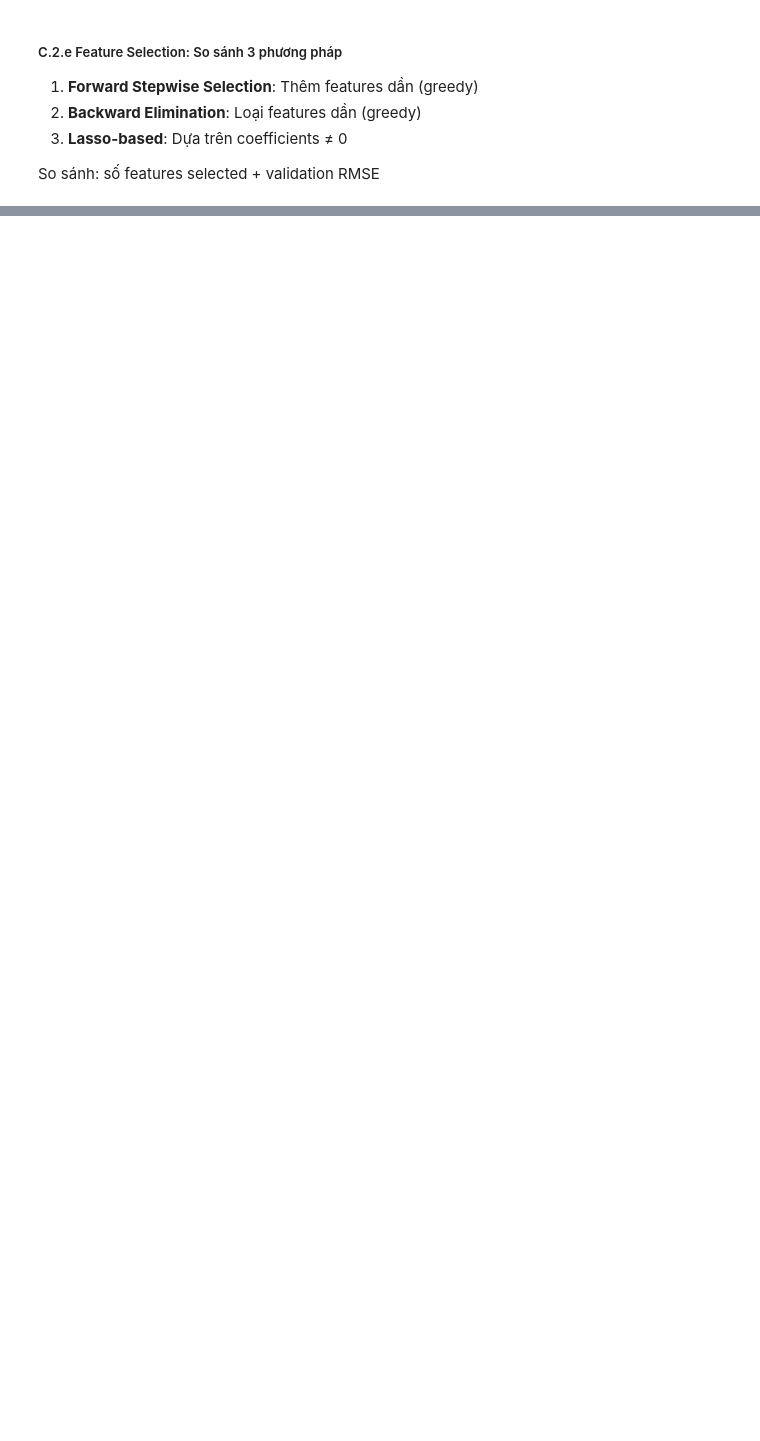
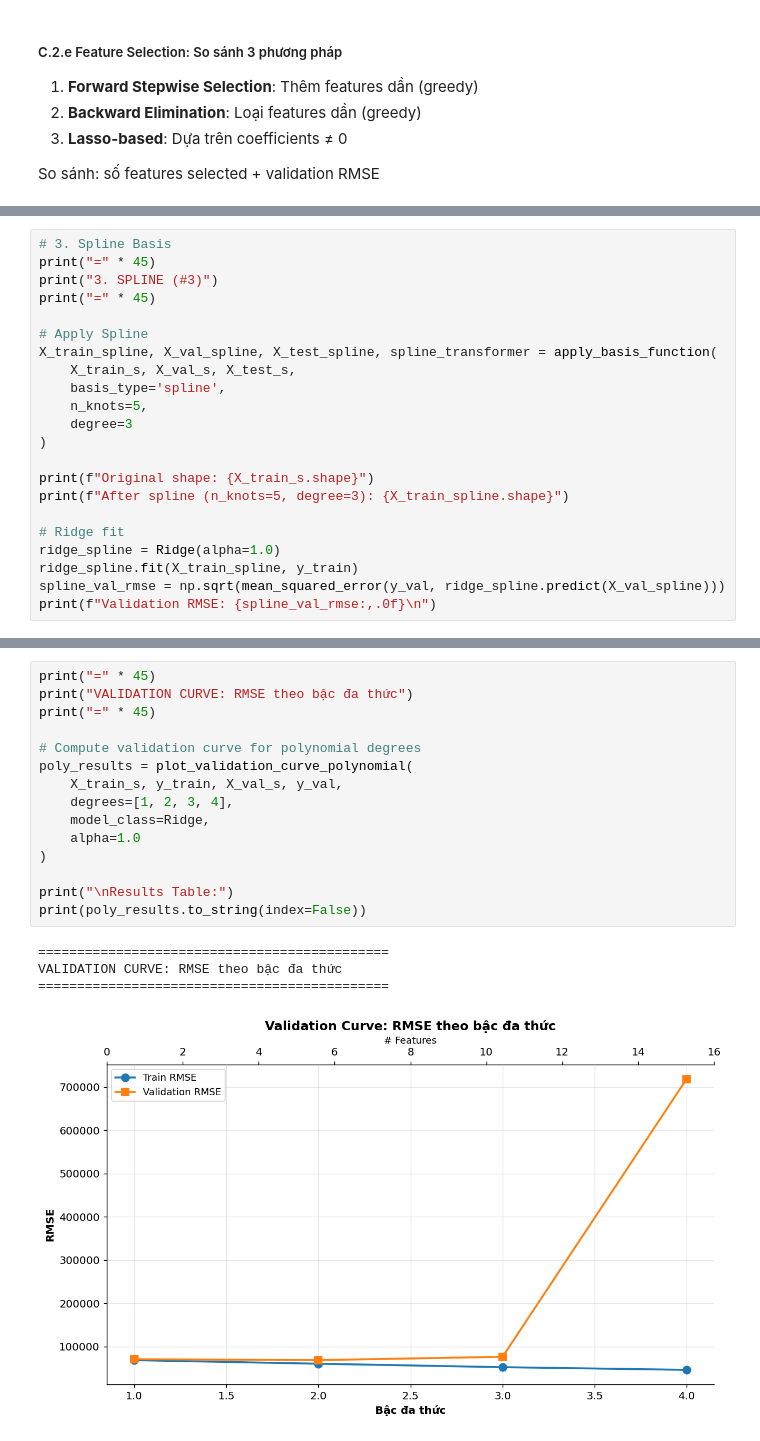
Before and after one commit to kimngoc280105/ml-regression-classification, a Jupyter notebook: code/Part1_Regression/notebook.ipynb, the cells around one changed output, grey strips where cells are left out. Drawn from its saved outputs; the diff is of its cells as text; blank space fills up the shorter version.

Commit message:
Nonlinear basis (làm được 1 nửa)

```diff
--- a/code/Part1_Regression/notebook.ipynb
+++ b/code/Part1_Regression/notebook.ipynb
@@ -794,0 +893,22 @@ plot_feature_selection_comparison(
+# %%
+# 3. Spline Basis
+print("=" * 45)
+print("3. SPLINE (#3)")
+print("=" * 45)
+
+# Apply Spline
+X_train_spline, X_val_spline, X_test_spline, spline_transformer = apply_basis_function(
+    X_train_s, X_val_s, X_test_s,
+    basis_type='spline',
+    n_knots=5,
+    degree=3
+)
+
+print(f"Original shape: {X_train_s.shape}")
+print(f"After spline (n_knots=5, degree=3): {X_train_spline.shape}")
+
+# Ridge fit
+ridge_spline = Ridge(alpha=1.0)
+ridge_spline.fit(X_train_spline, y_train)
+spline_val_rmse = np.sqrt(mean_squared_error(y_val, ridge_spline.predict(X_val_spline)))
+print(f"Validation RMSE: {spline_val_rmse:,.0f}\n")
@@ -794,0 +937,20 @@ plot_feature_selection_comparison(
+# %%
+print("=" * 45)
+print("VALIDATION CURVE: RMSE theo bậc đa thức")
+print("=" * 45)
+
+# Compute validation curve for polynomial degrees
+poly_results = plot_validation_curve_polynomial(
+    X_train_s, y_train, X_val_s, y_val,
+    degrees=[1, 2, 3, 4],
+    model_class=Ridge,
+    alpha=1.0
+)
+
+print("\nResults Table:")
+print(poly_results.to_string(index=False))
+# %% [output]
+=============================================
+VALIDATION CURVE: RMSE theo bậc đa thức
+=============================================
+[figure, added]
```
Also changed, not shown: parts of 25 cells of this notebook, 4 other files.
